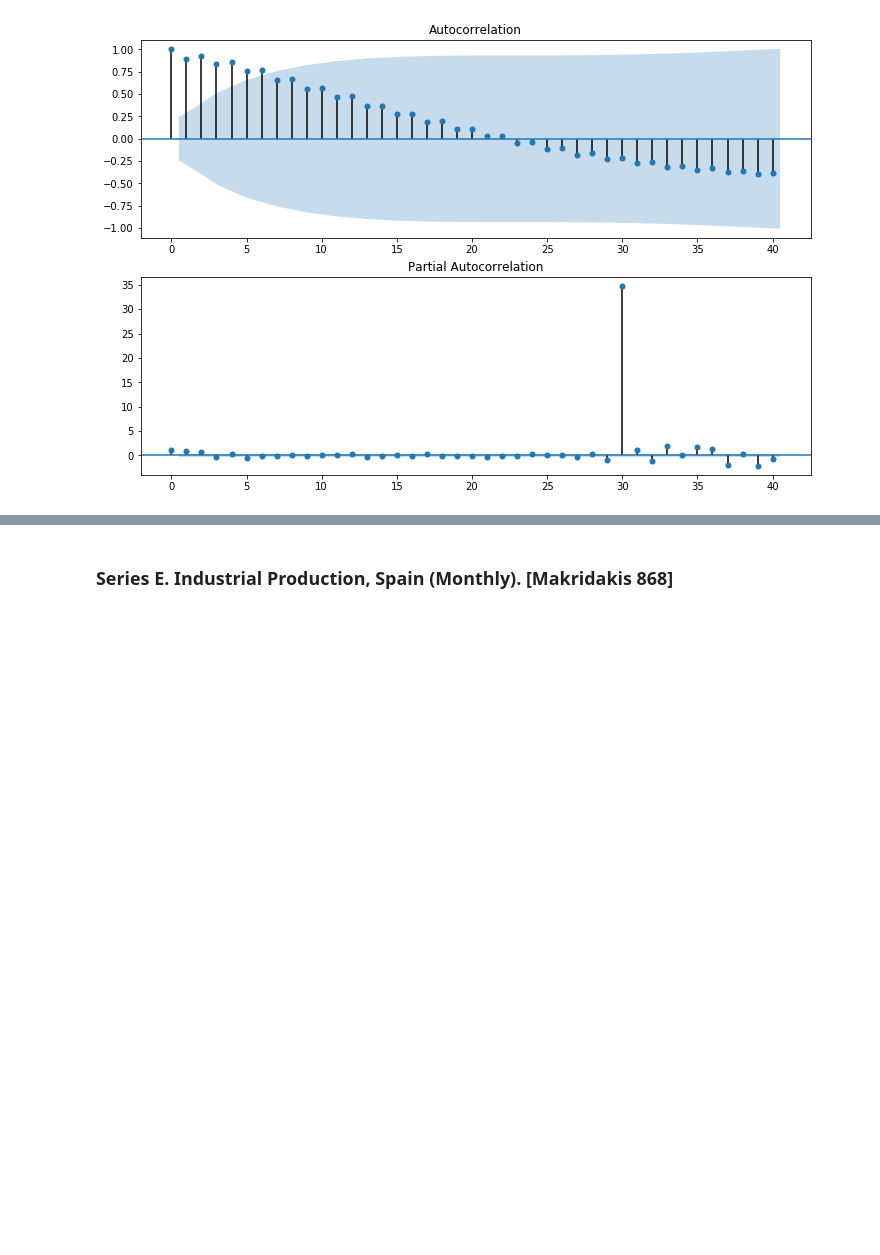
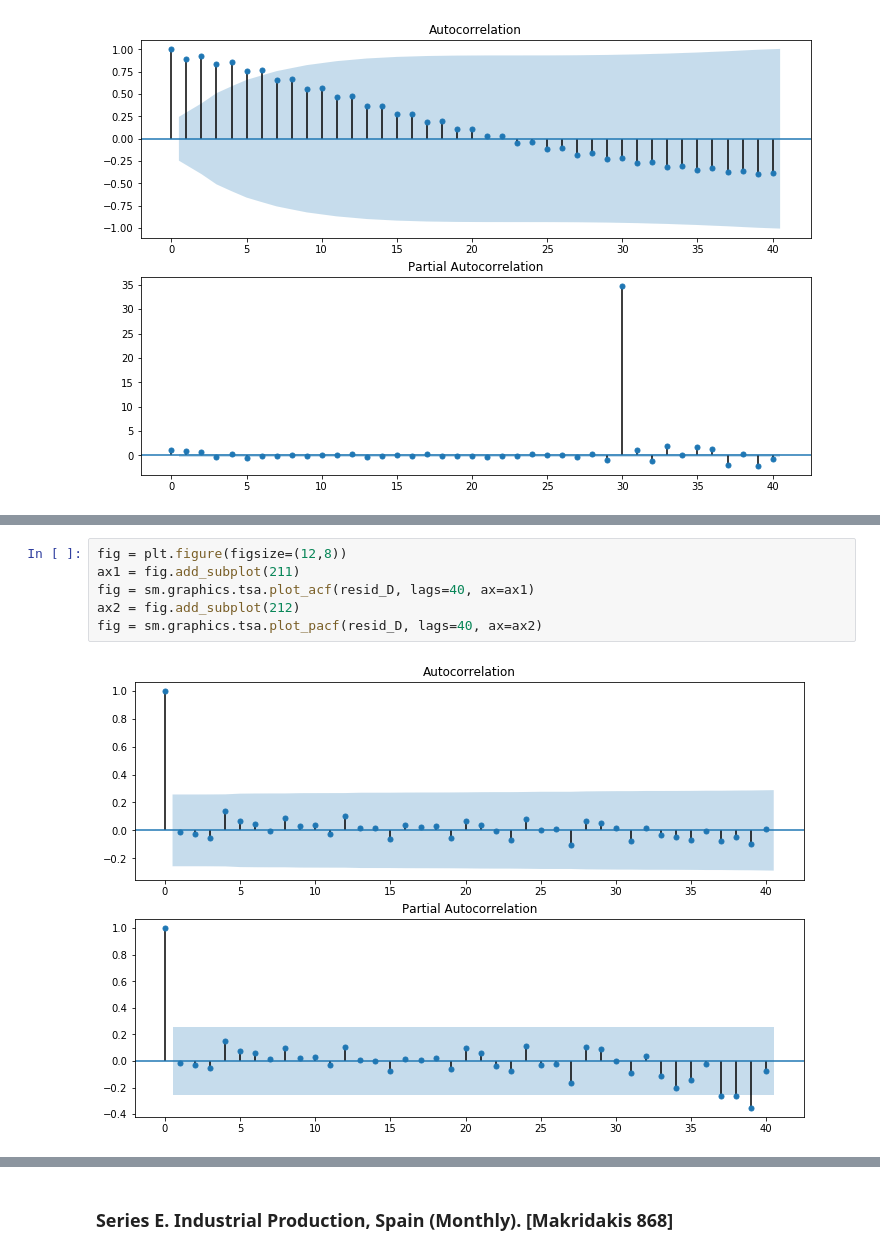
Before and after one commit to pazDaniela/MAT267, a Jupyter notebook: Certamen_2/C2.ipynb, the cells around one changed output, grey strips where cells are left out. Saved outputs shown, nothing was run; the diff lists cells and outputs as text; blank space fills up the shorter version.

```diff
--- a/Certamen_2/C2.ipynb
+++ b/Certamen_2/C2.ipynb
@@ -131,0 +181,8 @@ fig = sm.graphics.tsa.plot_pacf(Y_D, lags=40, ax=ax2)
+# %%
+fig = plt.figure(figsize=(12,8))
+ax1 = fig.add_subplot(211)
+fig = sm.graphics.tsa.plot_acf(resid_D, lags=40, ax=ax1)
+ax2 = fig.add_subplot(212)
+fig = sm.graphics.tsa.plot_pacf(resid_D, lags=40, ax=ax2)
+# %% [output]
+[figure, added]
```
Also changed, not shown: parts of 23 cells of this notebook.
